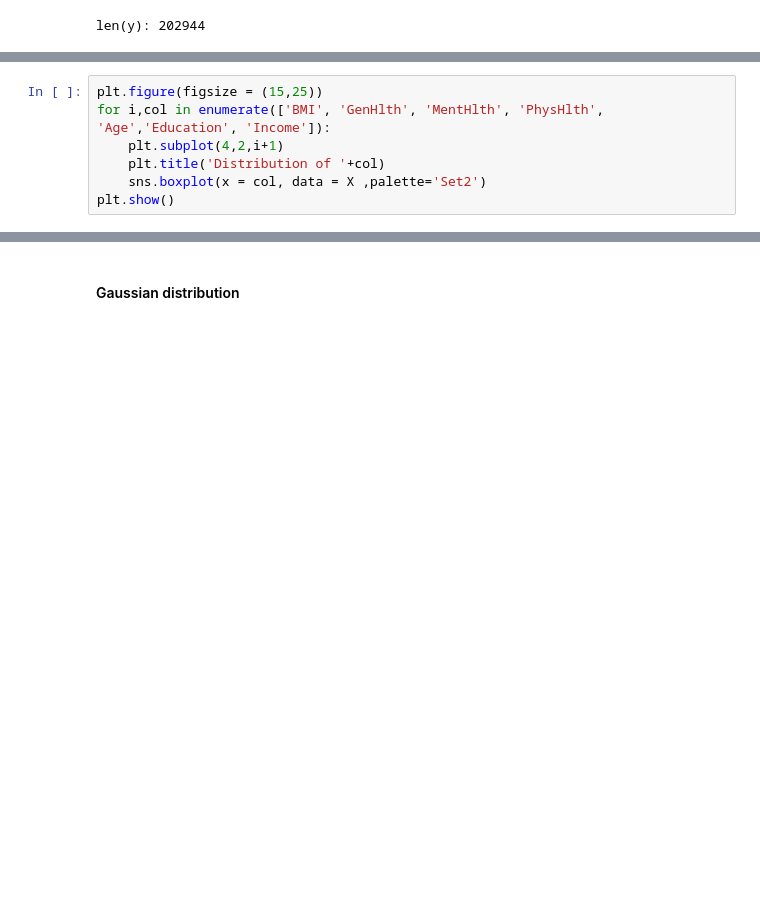
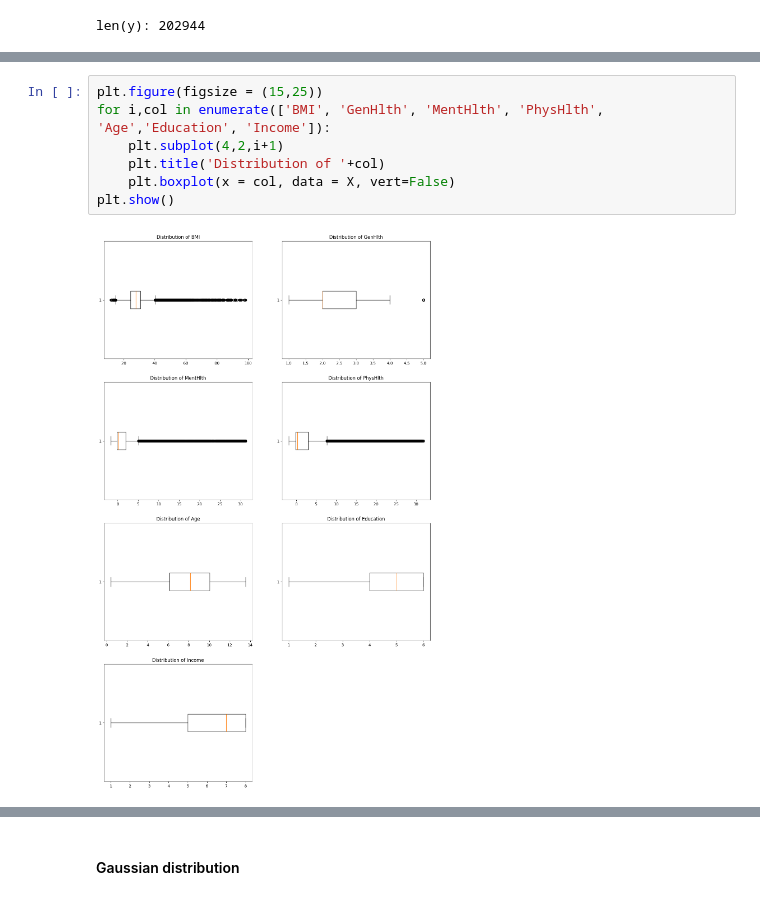
Before and after one commit to GharibSidney/kaggle_ML, a Jupyter notebook: src/test.ipynb, the cells around one changed output, grey strips where cells are left out. Cells and saved outputs as stored; diff of their text form; blank space fills up the shorter version.

Commit message:
changé sns.boxplot pour plt.boxplot pour enlever message d'erreur. retiré print du feature_encoding, car un seul head est nécéssaire après

```diff
--- a/src/test.ipynb
+++ b/src/test.ipynb
@@ -48,10 +99,12 @@ pd.DataFrame(unique_values, index=['unique value count']).transpose()
 # %%
 plt.figure(figsize = (15,25))
 for i,col in enumerate(['BMI', 'GenHlth', 'MentHlth', 'PhysHlth', 'Age','Education', 'Income']):
     plt.subplot(4,2,i+1)
     plt.title('Distribution of '+col)
-    sns.boxplot(x = col, data = X ,palette='Set2')
+    plt.boxplot(x = col, data = X, vert=False)
 plt.show()
+# %% [output]
+[figure, added]
 # %%
 cols = ['HighBP', 'HighChol', 'CholCheck', 'Smoker', 'Stroke', 'HeartDiseaseorAttack',
         'PhysActivity', 'Veggies', 'HvyAlcoholConsump', 'AnyHealthcare', 'NoDocbcCost', 'DiffWalk']
```
Also changed, not shown: parts of 14 cells of this notebook, 1 other file.
